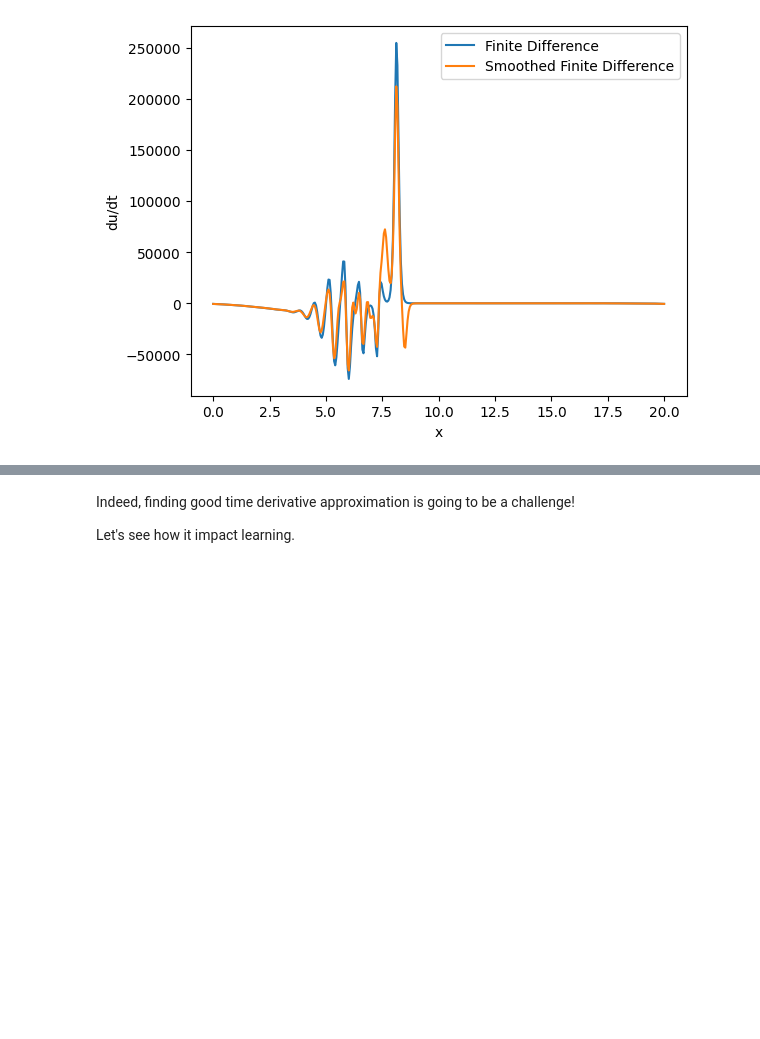
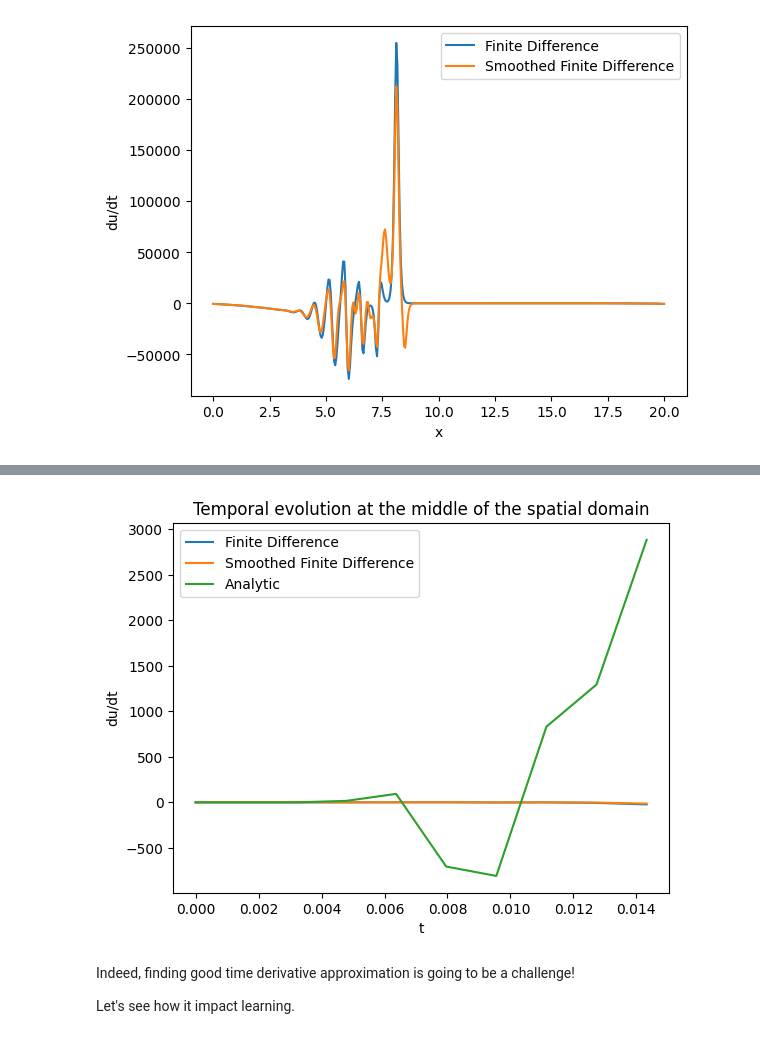
Before and after one commit to SymbolicModel/kdv_discover, a Jupyter notebook: PySINDy_Solution.ipynb, the cells around one changed output, grey strips where cells are left out. Drawn from its saved outputs; the diff is of its cells as text; code cells hidden in the pictures; blank space fills up the shorter version.

```diff
--- a/PySINDy_Solution.ipynb
+++ b/PySINDy_Solution.ipynb
@@ -212,3 +220,15 @@ plt.show()
+# %%
+# Plot du/dt in time at fixed spatial location
+plt.plot(t_difficult,ut_difficult[0,:,200])
+plt.plot(t_difficult,ut_smooth_difficult[0,:,200])
+plt.plot(t_difficult,ut_difficult_analytic[0,:,200])
+plt.xlabel('t')
+plt.ylabel('du/dt')
+plt.legend(['Finite Difference','Smoothed Finite Difference','Analytic'])
+plt.title('Temporal evolution at the middle of the spatial domain')
+plt.show()
+# %% [output]
+[figure, new version]
 # %% [markdown]
 Indeed, finding good time derivative approximation is going to be a challenge!
 
```
Also changed, not shown: parts of 4 cells of this notebook.
